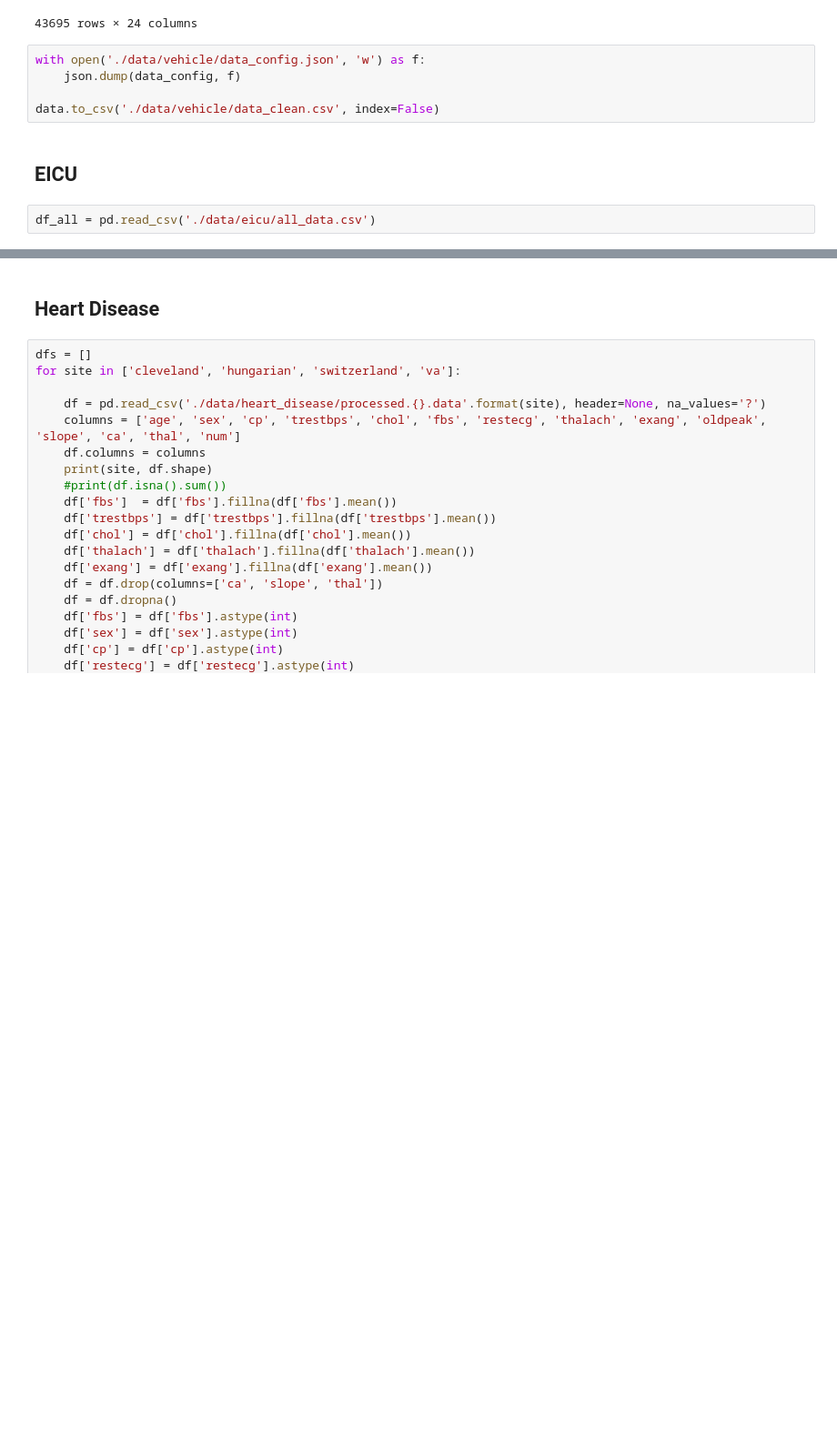
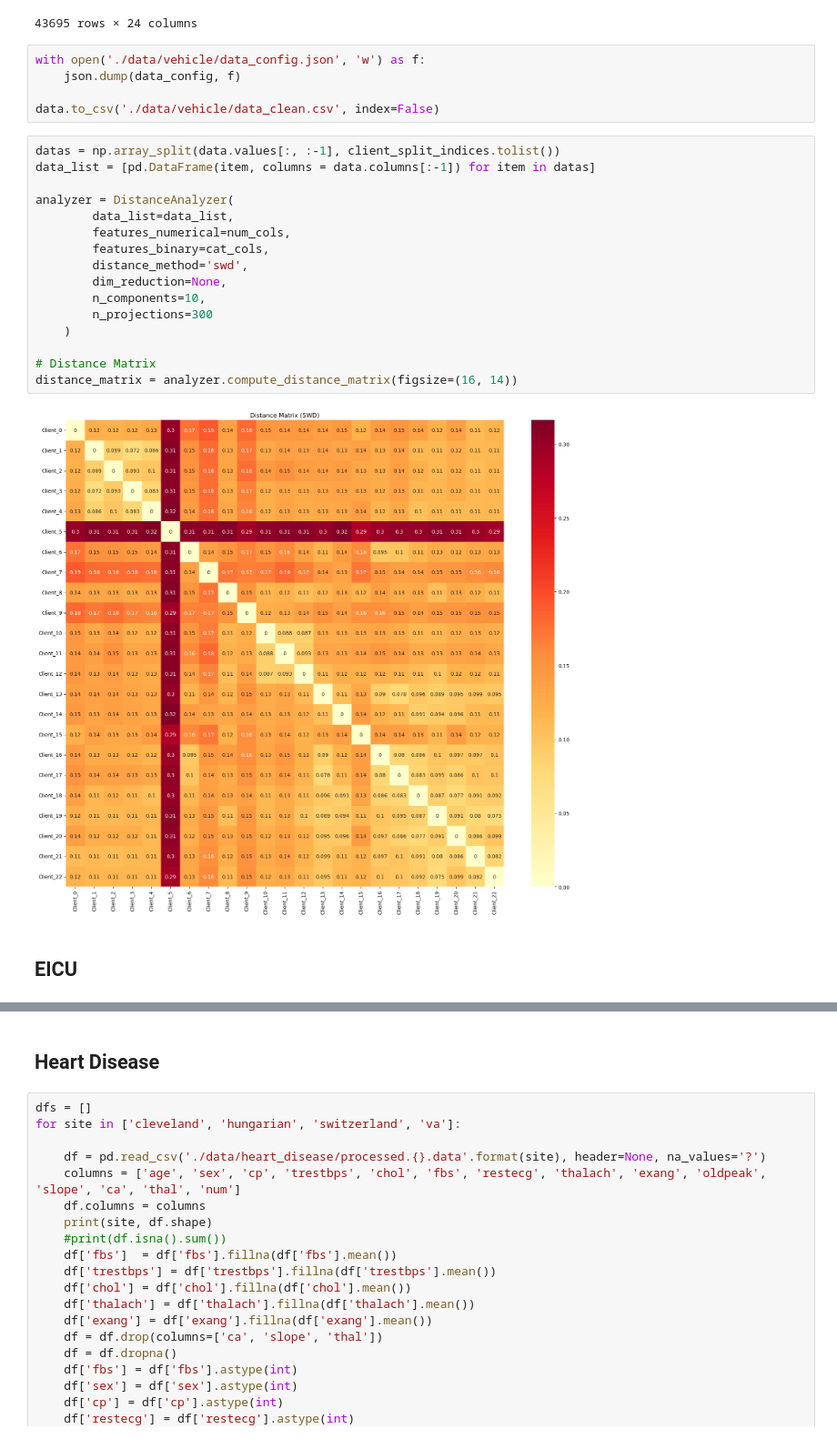
Before and after one commit to sitaomin1994/federated_imputation, a Jupyter notebook: notebook/data_preprocessing.ipynb, the cells around one changed output, grey strips where cells are left out. Shown at 91% size. Cells and saved outputs as stored; diff of their text form; blank space fills up the shorter version.

```diff
--- a/notebook/data_preprocessing.ipynb
+++ b/notebook/data_preprocessing.ipynb
@@ -1012,7 +1262,23 @@ with open('./data/vehicle/data_config.json', 'w') as f:
     json.dump(data_config, f)
 
 data.to_csv('./data/vehicle/data_clean.csv', index=False)
+# %%
+datas = np.array_split(data.values[:, :-1], client_split_indices.tolist())
+data_list = [pd.DataFrame(item, columns = data.columns[:-1]) for item in datas]
+
+analyzer = DistanceAnalyzer(
+        data_list=data_list,
+        features_numerical=num_cols,
+        features_binary=cat_cols,
+        distance_method='swd',
+        dim_reduction=None,
+        n_components=10,
+        n_projections=300
+    )
+
+# Distance Matrix
+distance_matrix = analyzer.compute_distance_matrix(figsize=(16, 14))
+# %% [output]
+[figure, added]
 # %% [markdown]
 ## EICU
-# %%
-df_all = pd.read_csv('./data/eicu/all_data.csv')
```
Also changed, not shown: parts of 20 cells of this notebook, 15 other files.
